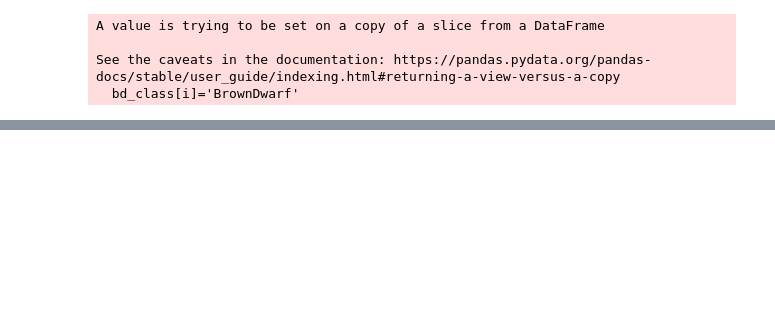
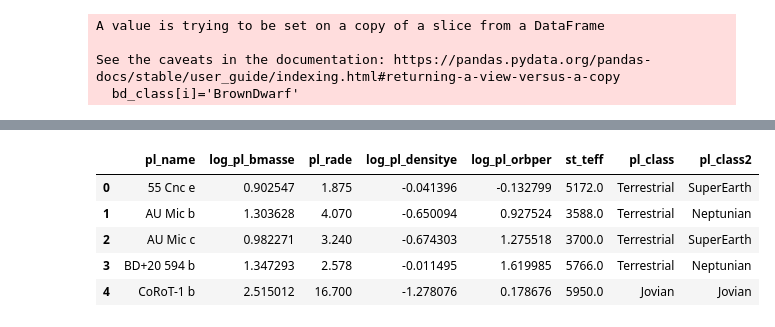
Before and after one commit to bucklonesome/DS_Portfolio, a Jupyter notebook: Exoplanet_DS_Portfolio/exoplanet_analysis_cleaning_ER.ipynb, the cells around one changed output, grey strips where cells are left out. Cells and saved outputs as stored; diff of their text form; code cells hidden in the pictures; blank space fills up the shorter version.

```diff
--- a/Exoplanet_DS_Portfolio/exoplanet_analysis_cleaning_ER.ipynb
+++ b/Exoplanet_DS_Portfolio/exoplanet_analysis_cleaning_ER.ipynb
@@ -248,0 +287,9 @@ bd.to_csv('browndwarf_cleaned.csv',index=False)
+# %%
+df_moreBD.head(5)
+# %% [output]
+|  | pl_name | log_pl_bmasse | pl_rade | log_pl_densitye | log_pl_orbper | st_teff | pl_class | pl_class2 |
+| 0 | 55 Cnc e | 0.902547 | 1.875 | -0.041396 | -0.132799 | 5172.0 | Terrestrial | SuperEarth |
+| 1 | AU Mic b | 1.303628 | 4.070 | -0.650094 | 0.927524 | 3588.0 | Terrestrial | Neptunian |
+| 2 | AU Mic c | 0.982271 | 3.240 | -0.674303 | 1.275518 | 3700.0 | Terrestrial | SuperEarth |
+| 3 | BD+20 594 b | 1.347293 | 2.578 | -0.011495 | 1.619985 | 5766.0 | Terrestrial | Neptunian |
+| 4 | CoRoT-1 b | 2.515012 | 16.700 | -1.278076 | 0.178676 | 5950.0 | Jovian | Jovian |
```
Also changed, not shown: parts of 9 cells of this notebook, 25 other files.
